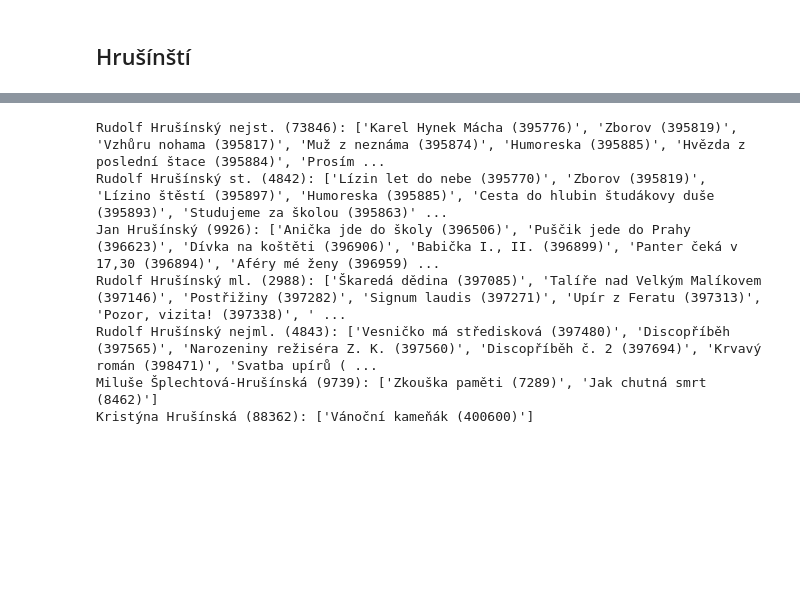
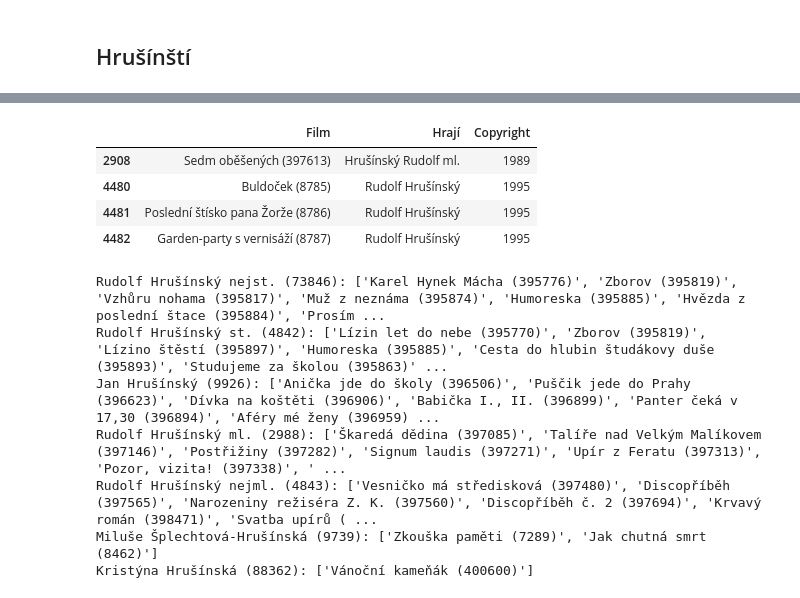
Before and after one commit to DataRozhlas/filmovy-prehled, a Jupyter notebook: 098 sandbox pro opravy.ipynb, the cells around one changed output, grey strips where cells are left out. Cells and saved outputs as stored; diff of their text form; code cells hidden in the pictures; blank space fills up the shorter version.

```diff
--- a/098 sandbox pro opravy.ipynb
+++ b/098 sandbox pro opravy.ipynb
@@ -242,3 +279,11 @@ hrusinsti
+# %%
+df_raw[df_raw["Hrají"].str.lower().str.contains("hrušín",na=False)][["Film","Hrají","Copyright"]]
+# %% [output]
+|  | Film | Hrají | Copyright |
+| 2908 | Sedm oběšených (397613) | Hrušínský Rudolf ml. | 1989 |
+| 4480 | Buldoček (8785) | Rudolf Hrušínský | 1995 |
+| 4481 | Poslední štísko pana Žorže (8786) | Rudolf Hrušínský | 1995 |
+| 4482 | Garden-party s vernisáží (8787) | Rudolf Hrušínský | 1995 |
 # %%
 for h in hrusinsti:
     print(f"""{h}: {df[df["Hrají"] == h]["Film"].drop_duplicates().to_list()}""")
```
Also changed, not shown: parts of 13 cells of this notebook, 30 other files.
